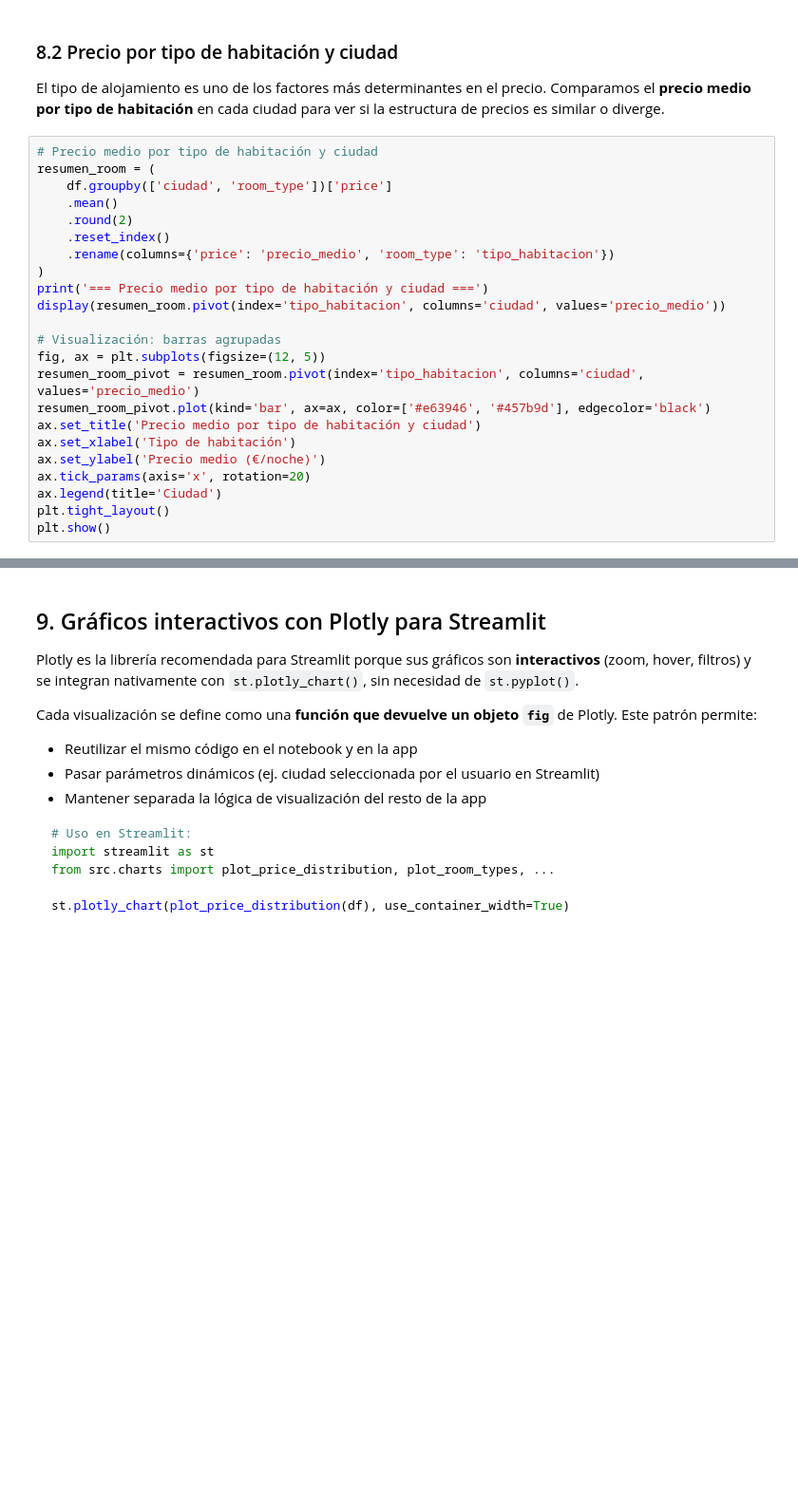
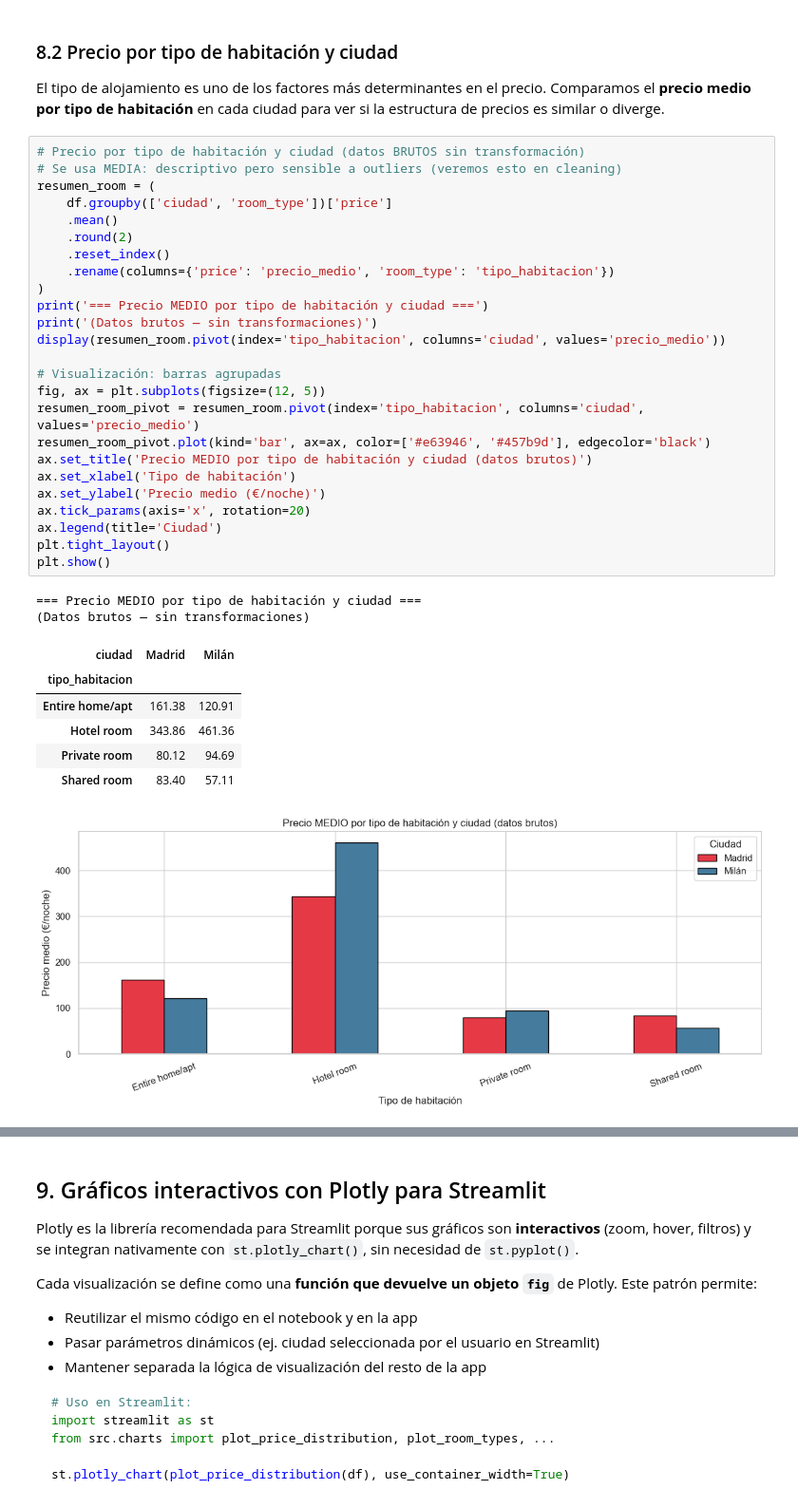
Before and after one commit to Bootcamp-IA-P6/Data_analysis, a Jupyter notebook: notebooks/eda1.ipynb, the cells around one changed output, grey strips where cells are left out. Shown at 95% size. Drawn from its saved outputs; the diff is of its cells as text; blank space fills up the shorter version.

Commit message:
refactor: separate EDA and data cleaning workflows, #12

```diff
--- a/notebooks/eda1.ipynb
+++ b/notebooks/eda1.ipynb
@@ -287,28 +387,40 @@ plt.show()
 
 El tipo de alojamiento es uno de los factores más determinantes en el precio. Comparamos el **precio medio por tipo de habitación** en cada ciudad para ver si la estructura de precios es similar o diverge.
 # %%
-# Precio medio por tipo de habitación y ciudad
+# Precio por tipo de habitación y ciudad (datos BRUTOS sin transformación)
+# Se usa MEDIA: descriptivo pero sensible a outliers (veremos esto en cleaning)
 resumen_room = (
     df.groupby(['ciudad', 'room_type'])['price']
     .mean()
     .round(2)
     .reset_index()
     .rename(columns={'price': 'precio_medio', 'room_type': 'tipo_habitacion'})
 )
-print('=== Precio medio por tipo de habitación y ciudad ===')
+print('=== Precio MEDIO por tipo de habitación y ciudad ===')
+print('(Datos brutos — sin transformaciones)')
 display(resumen_room.pivot(index='tipo_habitacion', columns='ciudad', values='precio_medio'))
 
 # Visualización: barras agrupadas
 fig, ax = plt.subplots(figsize=(12, 5))
 resumen_room_pivot = resumen_room.pivot(index='tipo_habitacion', columns='ciudad', values='precio_medio')
 resumen_room_pivot.plot(kind='bar', ax=ax, color=['#e63946', '#457b9d'], edgecolor='black')
-ax.set_title('Precio medio por tipo de habitación y ciudad')
+ax.set_title('Precio MEDIO por tipo de habitación y ciudad (datos brutos)')
 ax.set_xlabel('Tipo de habitación')
 ax.set_ylabel('Precio medio (€/noche)')
 ax.tick_params(axis='x', rotation=20)
 ax.legend(title='Ciudad')
 plt.tight_layout()
 plt.show()
+# %% [output]
+=== Precio MEDIO por tipo de habitación y ciudad ===
+(Datos brutos — sin transformaciones)
+| ciudad | Madrid | Milán |
+| tipo_habitacion |  |  |
+| Entire home/apt | 161.38 | 120.91 |
+| Hotel room | 343.86 | 461.36 |
+| Private room | 80.12 | 94.69 |
+| Shared room | 83.40 | 57.11 |
+[figure, added]
 # %% [markdown]
 ## 9. Conclusiones del análisis exploratorio
 
```
Also changed, not shown: parts of 14 cells of this notebook, 3 other files.
